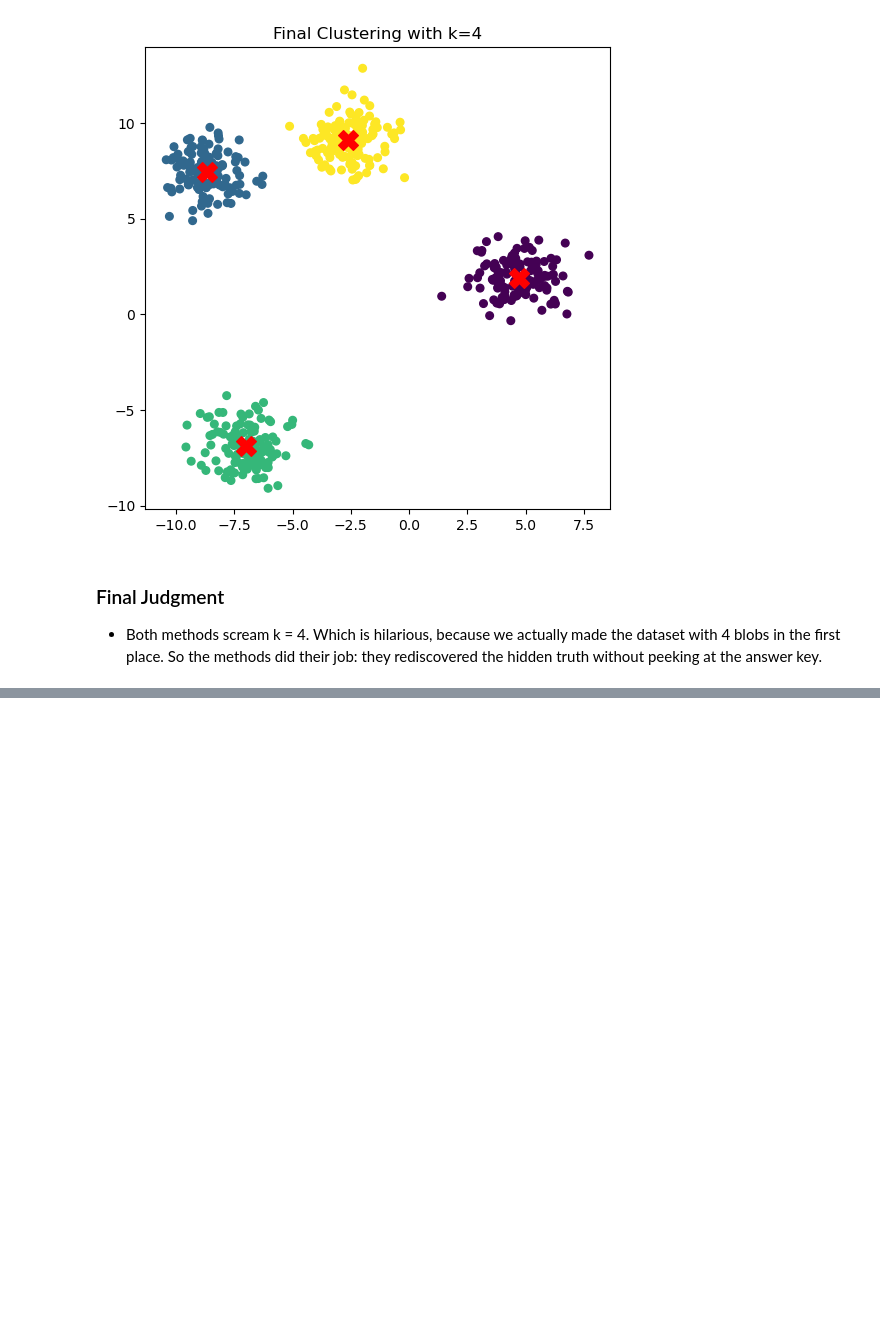
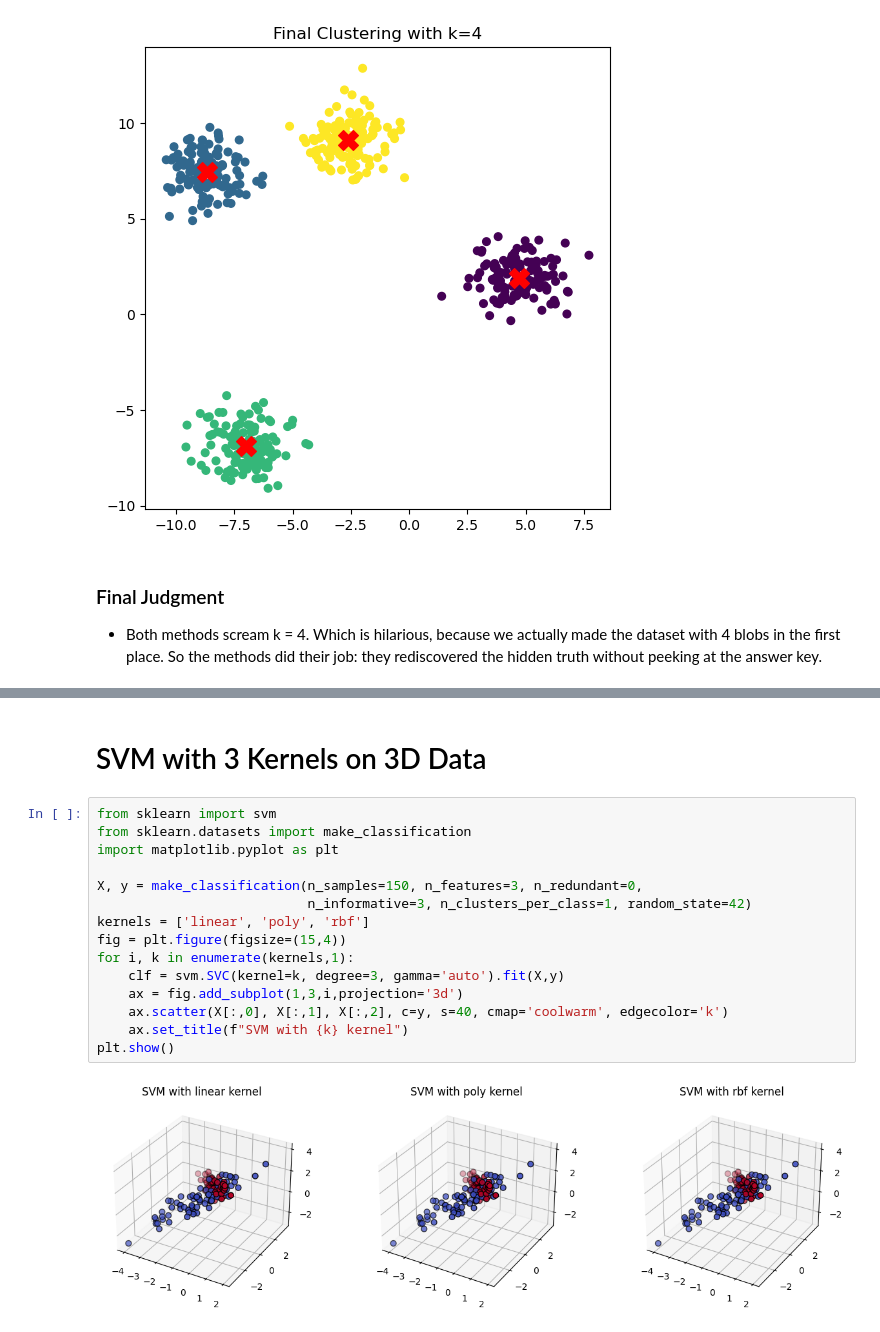
Before and after one commit to Vamc-24/LAB3-1, a Jupyter notebook: lab 3-1/ML/ML Programs.ipynb, the cells around one changed output, grey strips where cells are left out. Drawn from its saved outputs; the diff is of its cells as text; blank space fills up the shorter version.

```diff
--- a/lab 3-1/ML/ML Programs.ipynb
+++ b/lab 3-1/ML/ML Programs.ipynb
@@ -853,0 +882,19 @@ plt.show()
+# %% [markdown]
+# SVM with 3 Kernels on 3D Data
+# %%
+from sklearn import svm
+from sklearn.datasets import make_classification
+import matplotlib.pyplot as plt
+
+X, y = make_classification(n_samples=150, n_features=3, n_redundant=0,
+                           n_informative=3, n_clusters_per_class=1, random_state=42)
+kernels = ['linear', 'poly', 'rbf']
+fig = plt.figure(figsize=(15,4))
+for i, k in enumerate(kernels,1):
+    clf = svm.SVC(kernel=k, degree=3, gamma='auto').fit(X,y)
+    ax = fig.add_subplot(1,3,i,projection='3d')
+    ax.scatter(X[:,0], X[:,1], X[:,2], c=y, s=40, cmap='coolwarm', edgecolor='k')
+    ax.set_title(f"SVM with {k} kernel")
+plt.show()
+# %% [output]
+[figure, added]
```
Also changed, not shown: parts of 15 cells of this notebook.
